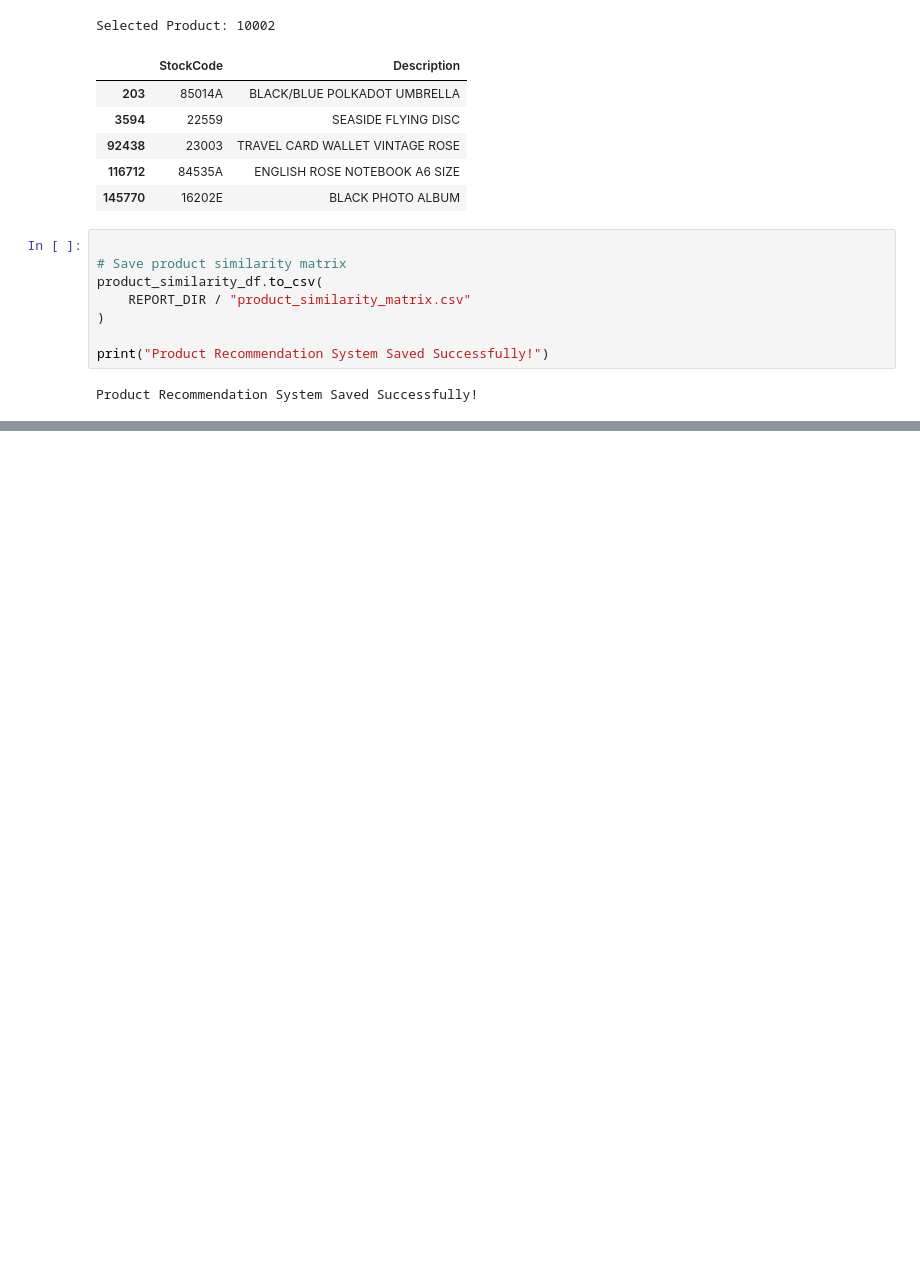
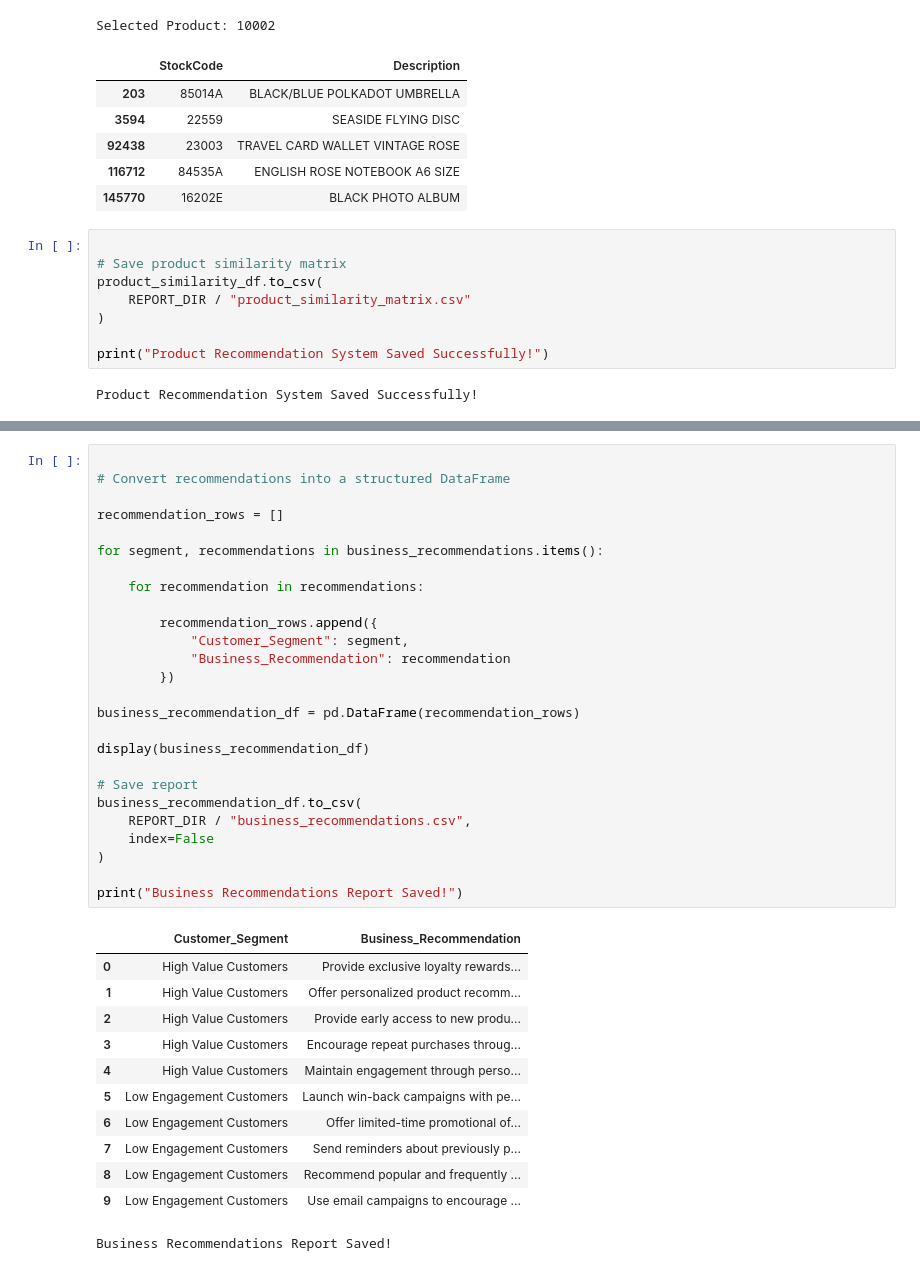
Before and after one commit to abhaybhargav2023-commits/ecommerce-customer-segmentation, a Jupyter notebook: ecommerce_customer_segmentation.ipynb, the cells around one changed output, grey strips where cells are left out. Drawn from its saved outputs; the diff is of its cells as text; blank space fills up the shorter version.

Commit message:
Complete E-Commerce Customer Segmentation and Recommendation Analysis

```diff
--- a/ecommerce_customer_segmentation.ipynb
+++ b/ecommerce_customer_segmentation.ipynb
@@ -1242,0 +1431,39 @@ Product Recommendation System Saved Successfully!
+# %%
+
+# Convert recommendations into a structured DataFrame
+
+recommendation_rows = []
+
+for segment, recommendations in business_recommendations.items():
+
+    for recommendation in recommendations:
+
+        recommendation_rows.append({
+            "Customer_Segment": segment,
+            "Business_Recommendation": recommendation
+        })
+
+business_recommendation_df = pd.DataFrame(recommendation_rows)
+
+display(business_recommendation_df)
+
+# Save report
+business_recommendation_df.to_csv(
+    REPORT_DIR / "business_recommendations.csv",
+    index=False
+)
+
+print("Business Recommendations Report Saved!")
+# %% [output]
+|  | Customer_Segment | Business_Recommendation |
+| 0 | High Value Customers | Provide exclusive loyalty rewards... |
+| 1 | High Value Customers | Offer personalized product recomm... |
+| 2 | High Value Customers | Provide early access to new produ... |
+| 3 | High Value Customers | Encourage repeat purchases throug... |
+| 4 | High Value Customers | Maintain engagement through perso... |
+| 5 | Low Engagement Customers | Launch win-back campaigns with pe... |
+| 6 | Low Engagement Customers | Offer limited-time promotional of... |
+| 7 | Low Engagement Customers | Send reminders about previously p... |
+| 8 | Low Engagement Customers | Recommend popular and frequently ... |
+| 9 | Low Engagement Customers | Use email campaigns to encourage ... |
+Business Recommendations Report Saved!
```
Also changed, not shown: parts of 16 cells of this notebook, 20 other files.
